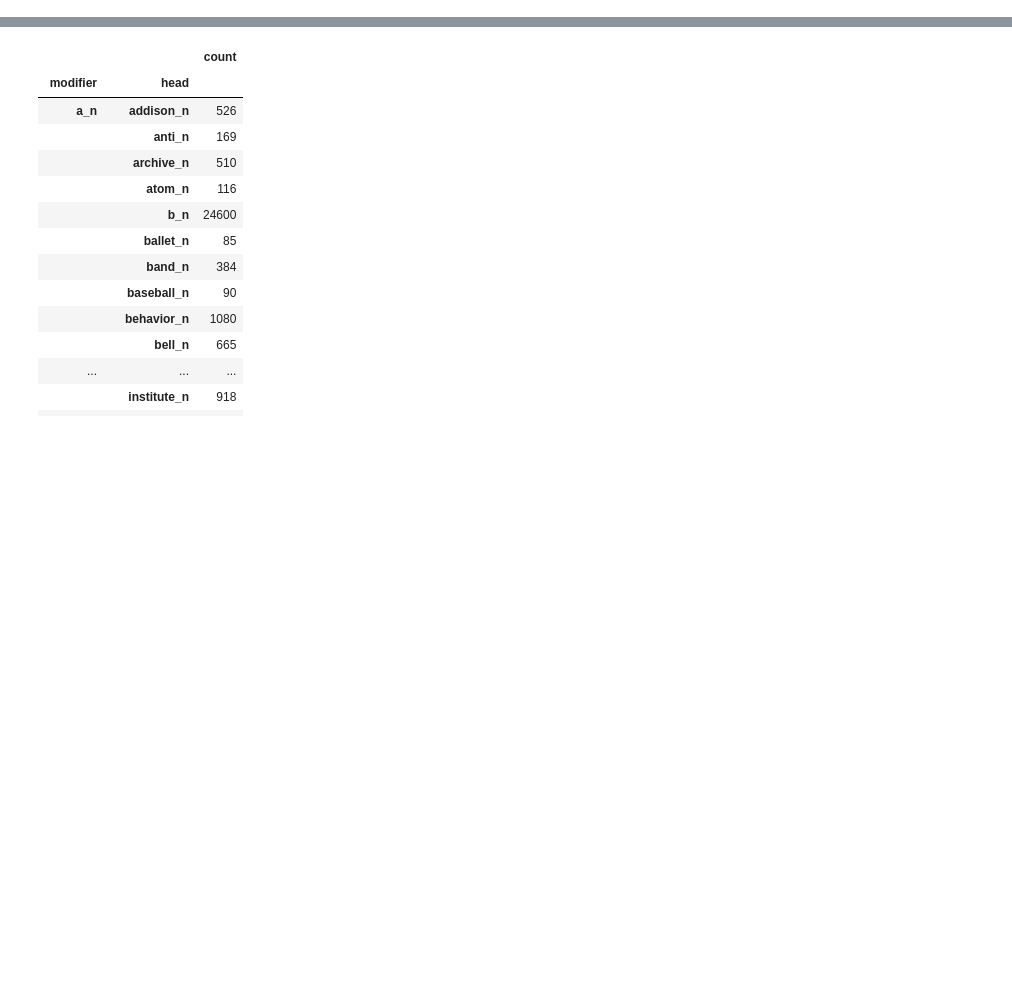
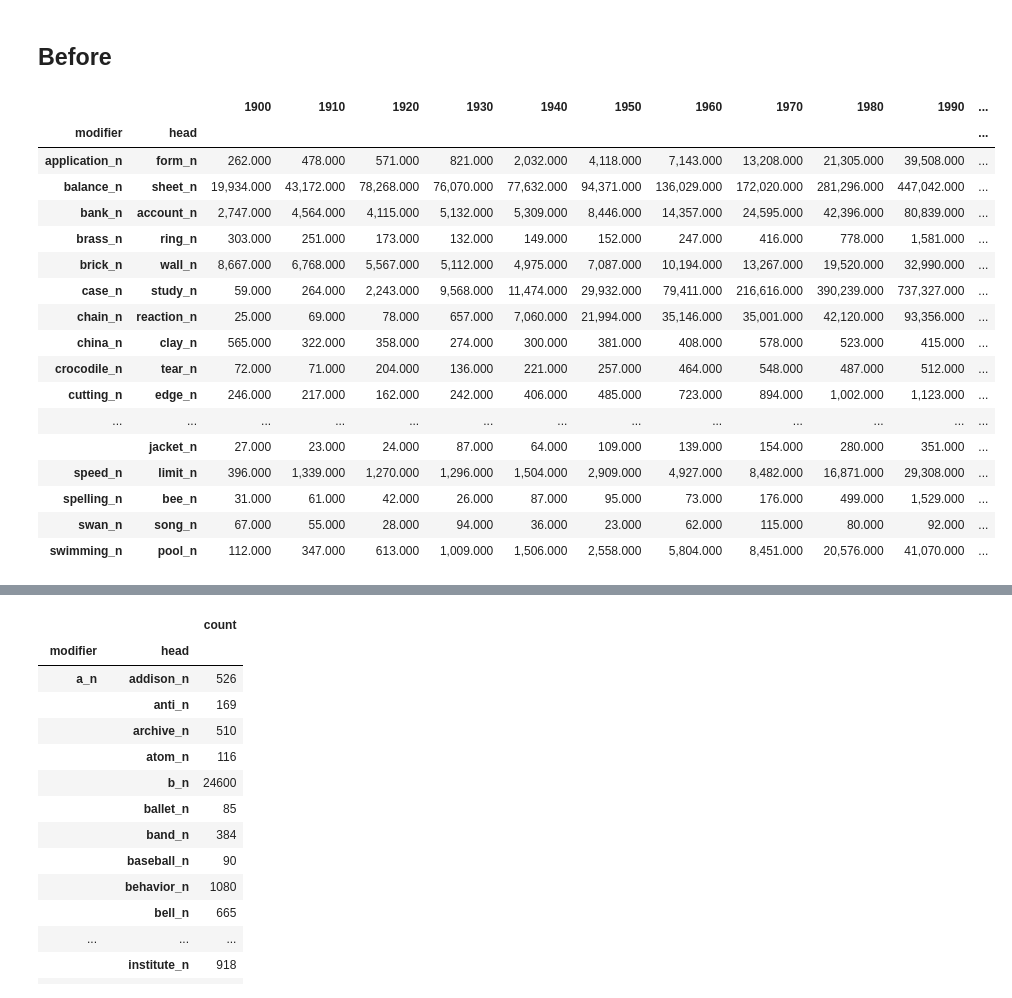
Before and after one commit to prajitdhar/Compounding, a Jupyter notebook: novel_compound_predictor/Trial.ipynb, the cells around one changed output, grey strips where cells are left out. Saved outputs shown, nothing was run; the diff lists cells and outputs as text; code cells hidden in the pictures; blank space fills up the shorter version.

```diff
--- a/novel_compound_predictor/Trial.ipynb
+++ b/novel_compound_predictor/Trial.ipynb
@@ -38,0 +79,4 @@ memory usage: 18.5+ MB
+# %%
+compounds_new=compounds[compounds['count']>20]
+print((compounds.shape[0]-compounds_new.shape[0])/compounds.shape[0])
+compounds_new.head()
@@ -38,0 +92,32 @@ memory usage: 18.5+ MB
+# %% [markdown]
+## Before
+# %%
+count_df=reddy11_study[['modifier','head']].merge(compounds_new.reset_index(),on=['modifier','head'],how='left')
+#temp_df.set_index(['modifier','head','decade'],inplace=True)
+count_df=pd.pivot_table(count_df,index=['modifier','head'],columns='decade',values='count',aggfunc=np.sum)
+to_change=[str(x).split('.')[0] for x in count_df.columns.tolist()]
+count_df.columns=to_change
+count_df.columns = count_df.columns.map(int)
+count_df.fillna(0,inplace=True)
+# %%
+selected_df=count_df[new_plot_col]
+selected_df[(selected_df != 0).all(1)]
+# %% [output]
+|  |  | 1900 | 1910 | 1920 | 1930 | 1940 | 1950 | 1960 | 1970 | 1980 | 1990 | ... |
+| modifier | head |  |  |  |  |  |  |  |  |  |  | ... |
+| application_n | form_n | 262.000 | 478.000 | 571.000 | 821.000 | 2,032.000 | 4,118.000 | 7,143.000 | 13,208.000 | 21,305.000 | 39,508.000 | ... |
+| balance_n | sheet_n | 19,934.000 | 43,172.000 | 78,268.000 | 76,070.000 | 77,632.000 | 94,371.000 | 136,029.000 | 172,020.000 | 281,296.000 | 447,042.000 | ... |
+| bank_n | account_n | 2,747.000 | 4,564.000 | 4,115.000 | 5,132.000 | 5,309.000 | 8,446.000 | 14,357.000 | 24,595.000 | 42,396.000 | 80,839.000 | ... |
+| brass_n | ring_n | 303.000 | 251.000 | 173.000 | 132.000 | 149.000 | 152.000 | 247.000 | 416.000 | 778.000 | 1,581.000 | ... |
+| brick_n | wall_n | 8,667.000 | 6,768.000 | 5,567.000 | 5,112.000 | 4,975.000 | 7,087.000 | 10,194.000 | 13,267.000 | 19,520.000 | 32,990.000 | ... |
+| case_n | study_n | 59.000 | 264.000 | 2,243.000 | 9,568.000 | 11,474.000 | 29,932.000 | 79,411.000 | 216,616.000 | 390,239.000 | 737,327.000 | ... |
+| chain_n | reaction_n | 25.000 | 69.000 | 78.000 | 657.000 | 7,060.000 | 21,994.000 | 35,146.000 | 35,001.000 | 42,120.000 | 93,356.000 | ... |
+| china_n | clay_n | 565.000 | 322.000 | 358.000 | 274.000 | 300.000 | 381.000 | 408.000 | 578.000 | 523.000 | 415.000 | ... |
+| crocodile_n | tear_n | 72.000 | 71.000 | 204.000 | 136.000 | 221.000 | 257.000 | 464.000 | 548.000 | 487.000 | 512.000 | ... |
+| cutting_n | edge_n | 246.000 | 217.000 | 162.000 | 242.000 | 406.000 | 485.000 | 723.000 | 894.000 | 1,002.000 | 1,123.000 | ... |
+| ... | ... | ... | ... | ... | ... | ... | ... | ... | ... | ... | ... | ... |
+|  | jacket_n | 27.000 | 23.000 | 24.000 | 87.000 | 64.000 | 109.000 | 139.000 | 154.000 | 280.000 | 351.000 | ... |
+| speed_n | limit_n | 396.000 | 1,339.000 | 1,270.000 | 1,296.000 | 1,504.000 | 2,909.000 | 4,927.000 | 8,482.000 | 16,871.000 | 29,308.000 | ... |
+| spelling_n | bee_n | 31.000 | 61.000 | 42.000 | 26.000 | 87.000 | 95.000 | 73.000 | 176.000 | 499.000 | 1,529.000 | ... |
+| swan_n | song_n | 67.000 | 55.000 | 28.000 | 94.000 | 36.000 | 23.000 | 62.000 | 115.000 | 80.000 | 92.000 | ... |
+| swimming_n | pool_n | 112.000 | 347.000 | 613.000 | 1,009.000 | 1,506.000 | 2,558.000 | 5,804.000 | 8,451.000 | 20,576.000 | 41,070.000 | ... |
```
Also changed, not shown: parts of 8 cells of this notebook, 2 other files.
